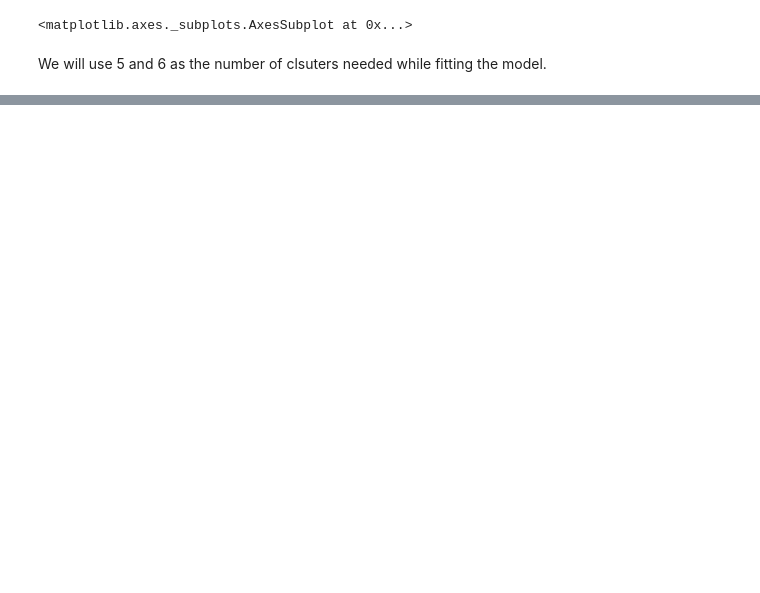
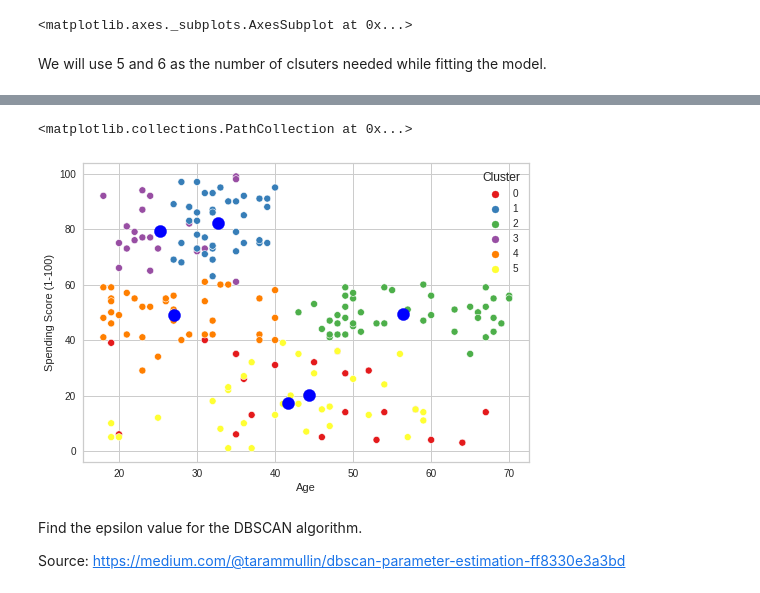
Before and after one commit to pk2971/Mall-Customer-Clustering, a Jupyter notebook: Mall_customer_Clustering.ipynb, the cells around one changed output, grey strips where cells are left out. Drawn from its saved outputs; the diff is of its cells as text; code cells hidden in the pictures; blank space fills up the shorter version.

```diff
--- a/Mall_customer_Clustering.ipynb
+++ b/Mall_customer_Clustering.ipynb
@@ -77,0 +96,7 @@ scat_2 = sns.scatterplot('Age', 'Spending Score (1-100)', data=kmeans5Visualize,
+# %%
+scat_2 = sns.scatterplot('Age', 'Spending Score (1-100)', data=kmeans6Visualize,
+                hue='Cluster', palette='Set1', legend='full')
+plt.scatter(kmeans6.cluster_centers_[:, 0], kmeans6.cluster_centers_[:, 2], s=150, c='blue', label = 'Centroids')
+# %% [output]
+<matplotlib.collections.PathCollection at 0x...>
+[figure, added]
@@ -77,0 +108,4 @@ scat_2 = sns.scatterplot('Age', 'Spending Score (1-100)', data=kmeans5Visualize,
+# %% [markdown]
+Find the epsilon value for the DBSCAN algorithm.
+
+Source: https://medium.com/@tarammullin/dbscan-parameter-estimation-ff8330e3a3bd
```
Also changed, not shown: parts of 16 cells of this notebook.
